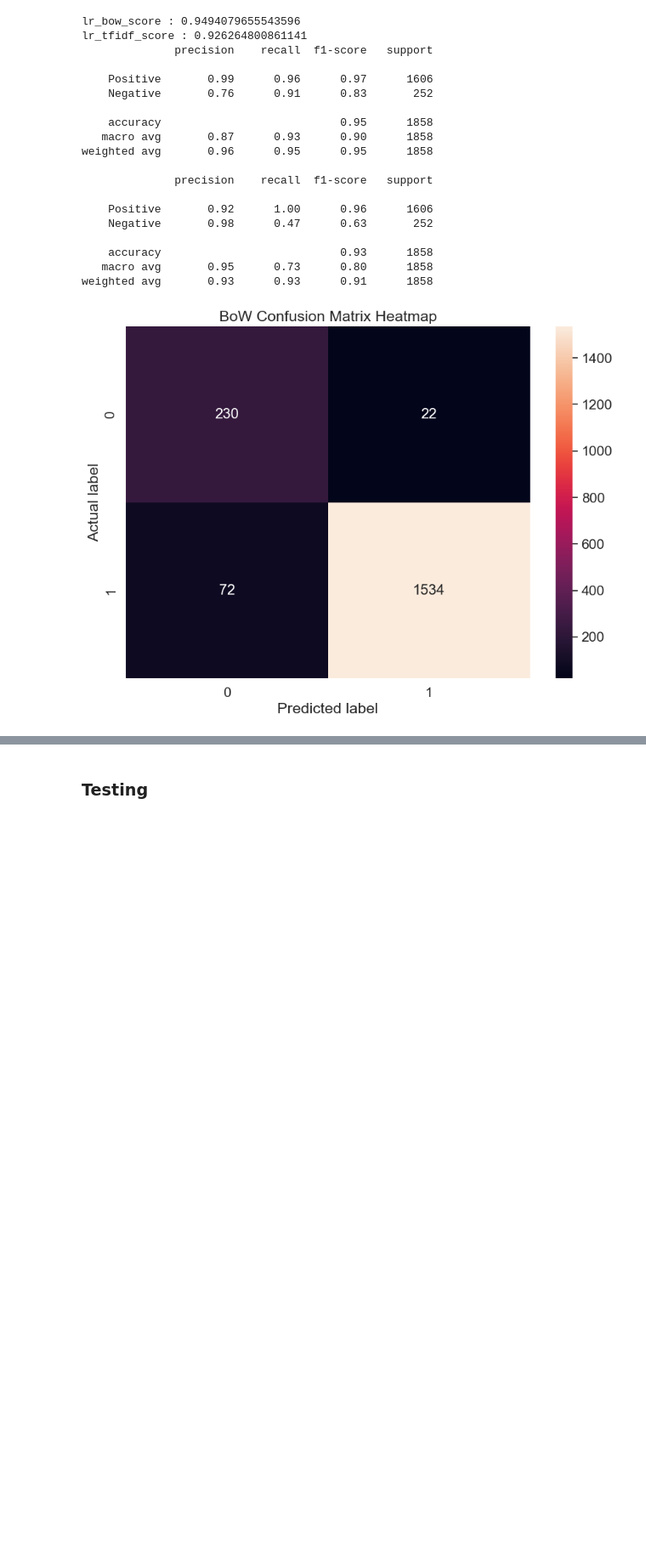
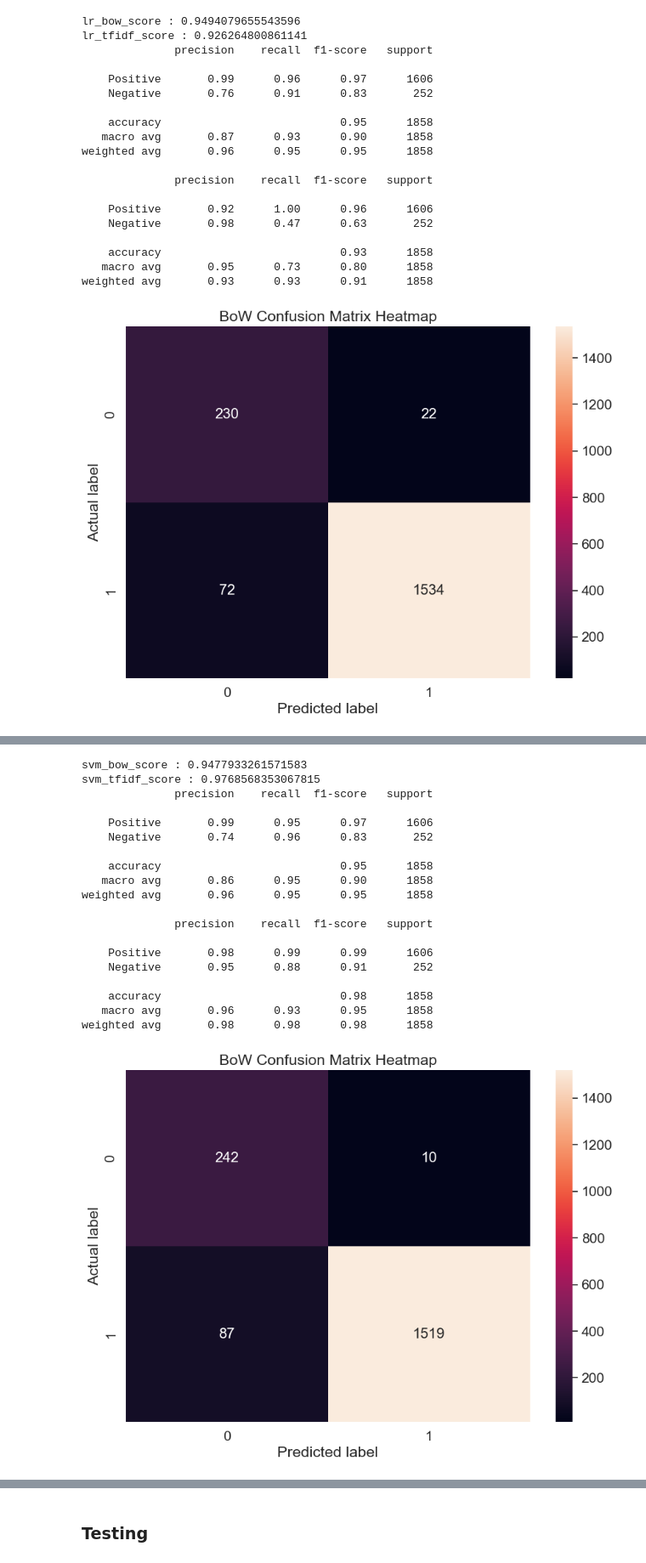
Before and after one commit to birnart/ai_safecom, a Jupyter notebook: main.ipynb, the cells around one changed output, grey strips where cells are left out. Shown at 85% size. Drawn from its saved outputs; the diff is of its cells as text; code cells hidden in the pictures; blank space fills up the shorter version.

```diff
--- a/main.ipynb
+++ b/main.ipynb
@@ -351,0 +363,79 @@ weighted avg       0.93      0.93      0.91      1858
+# %%
+# model 2
+#training the linear svm
+svm=SGDClassifier(loss='hinge',max_iter=500,random_state=42)
+
+#fitting the svm for bag of words
+svm_bow=svm.fit(cv_train_text,train_sentiments)
+
+#fitting the svm for tfidf features
+svm_tfidf=svm.fit(tv_train_text,train_sentiments)
+
+#Predicting the model for bag of words
+svm_bow_predict=svm.predict(cv_test_text)
+
+#Predicting the model for tfidf features
+svm_tfidf_predict=svm.predict(tv_test_text)
+
+#Accuracy score for bag of words
+svm_bow_score=accuracy_score(test_sentiments,svm_bow_predict)
+print("svm_bow_score :",svm_bow_score)
+
+#Accuracy score for tfidf features
+svm_tfidf_score=accuracy_score(test_sentiments,svm_tfidf_predict)
+print("svm_tfidf_score :",svm_tfidf_score)
+
+#Classification report for bag of words
+svm_bow_report=classification_report(test_sentiments,svm_bow_predict,target_names=['Positive','Negative'])
+print(svm_bow_report)
+
+#Classification report for tfidf features
+svm_tfidf_report=classification_report(test_sentiments,svm_tfidf_predict,target_names=['Positive','Negative'])
+print(svm_tfidf_report)
+
+#confusion matrix for bag of words
+cm_bow=confusion_matrix(test_sentiments,svm_bow_predict,labels=[1,0])
+conf_matrices["svm_bow"] = cm_bow
+
+plt.figure(figsize=(10,7))
+sns.set(font_scale=1.4)  # for label size
+sns.heatmap(cm_bow, annot=True, annot_kws={"size": 16}, fmt='g')  # fmt='g' is a format option to suppress scientific notation
+
+plt.ylabel('Actual label')
+plt.xlabel('Predicted label')
+plt.title('BoW Confusion Matrix Heatmap')
+plt.show()
+
+#confusion matrix for tfidf features
+cm_tfidf=confusion_matrix(test_sentiments,svm_tfidf_predict,labels=[1,0])
+conf_matrices["svm_tfidf"] = cm_tfidf
+
+plt.figure(figsize=(10,7))
+sns.set(font_scale=1.4)  # for label size
+sns.heatmap(cm_tfidf, annot=True, annot_kws={"size": 16}, fmt='g')  # fmt='g' is a format option to suppress scientific notation
+
+plt.ylabel('Actual label')
+plt.xlabel('Predicted label')
+plt.title('TF-IDF Confusion Matrix Heatmap')
+plt.show()
+# %% [output]
+svm_bow_score : 0.9477933261571583
+svm_tfidf_score : 0.9768568353067815
+              precision    recall  f1-score   support
+
+    Positive       0.99      0.95      0.97      1606
+    Negative       0.74      0.96      0.83       252
+
+    accuracy                           0.95      1858
+   macro avg       0.86      0.95      0.90      1858
+weighted avg       0.96      0.95      0.95      1858
+
+              precision    recall  f1-score   support
+
+    Positive       0.98      0.99      0.99      1606
+    Negative       0.95      0.88      0.91       252
+
+    accuracy                           0.98      1858
+   macro avg       0.96      0.93      0.95      1858
+weighted avg       0.98      0.98      0.98      1858
+[figure, added]
```
Also changed, not shown: parts of 7 cells of this notebook.
